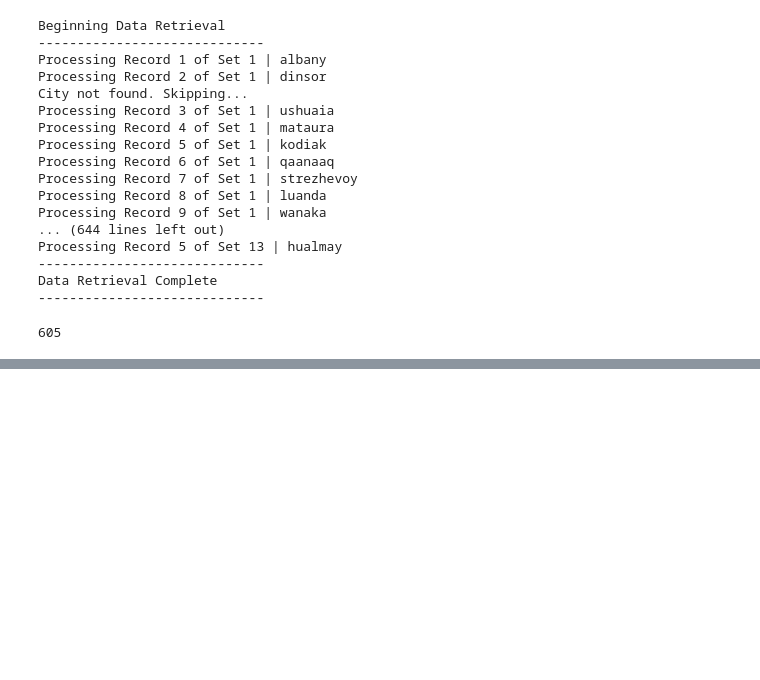
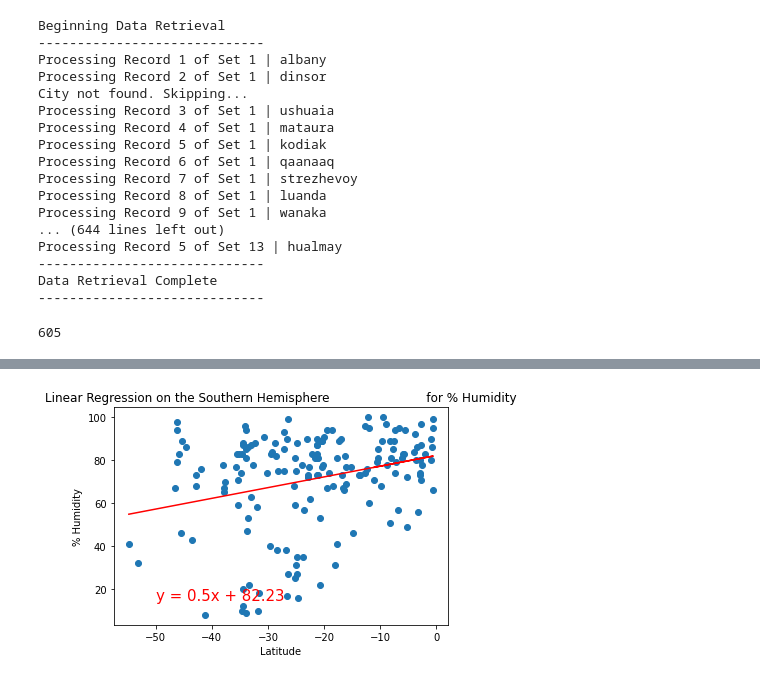
Before and after one commit to RHilburn75/World_Weather_Analysis, a Jupyter notebook: WeatherPy.ipynb, the cells around one changed output, grey strips where cells are left out. Cells and saved outputs as stored; diff of their text form; code cells hidden in the pictures; blank space fills up the shorter version.

```diff
--- a/WeatherPy.ipynb
+++ b/WeatherPy.ipynb
@@ -253,0 +384,12 @@ plt.show()
+# %%
+# Linear regression on the Southern Hemisphere
+x_values = southern_hemi_df["Lat"]
+y_values = southern_hemi_df["Humidity"]
+# Call the function.
+plot_linear_regression(x_values, y_values,
+                       'Linear Regression on the Southern Hemisphere \
+                        for % Humidity', '% Humidity',(-50,15))
+
+#Findings--->The correlation between the latitude and percent humidity is very low because the r-value is less than 0.04 for the Northern and Southern Hemispheres for the plots shown here. This means that percent humidity is unpredictable due to changing weather patterns that can increase or decrease percent humidity. Check the r-values for your plots.
+# %% [output]
+[figure, added]
```
Also changed, not shown: parts of 21 cells of this notebook.
